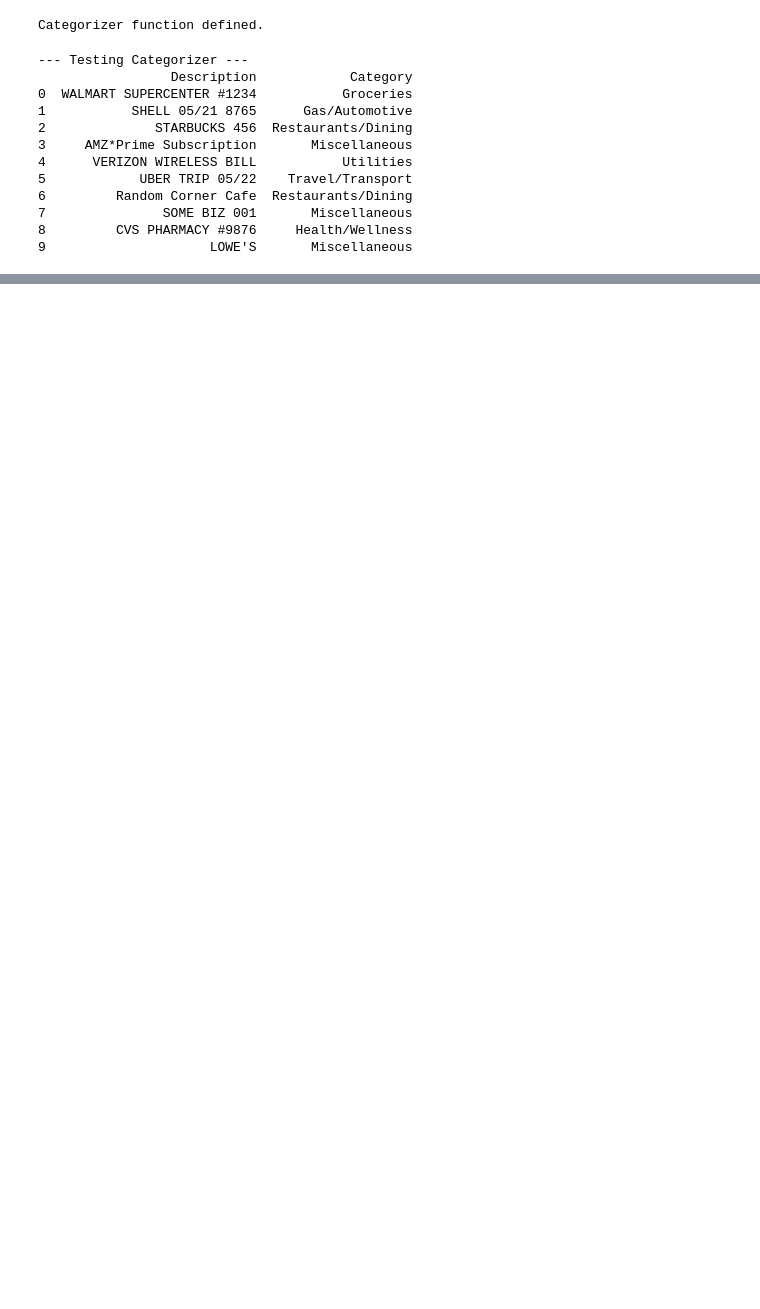
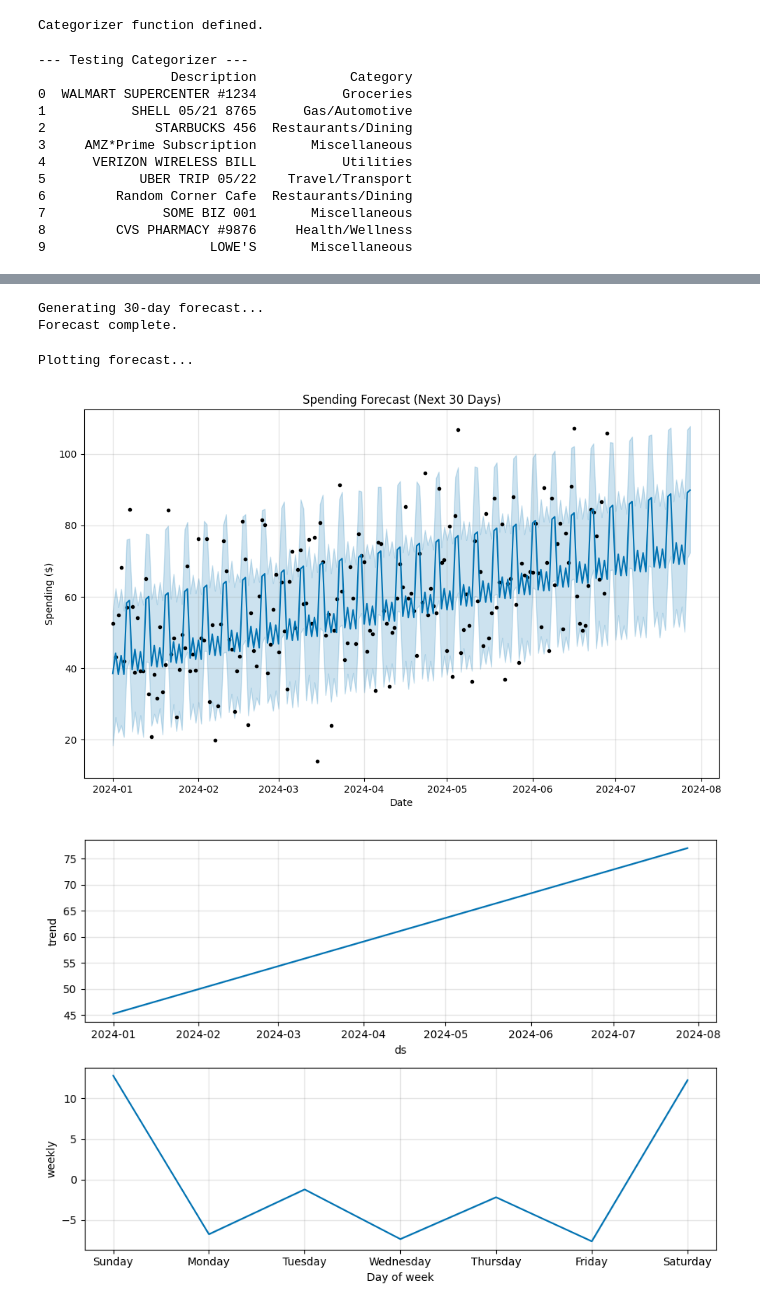
Before and after one commit to BishwaThakuri/ExpenseGuard-AI, a Jupyter notebook: 02-Categorizer-and-Forecaster.ipynb, the cells around one changed output, grey strips where cells are left out. Cells and saved outputs as stored; diff of their text form; code cells hidden in the pictures; blank space fills up the shorter version.

Commit message:
feat: Complete spending forecaster

```diff
--- a/02-Categorizer-and-Forecaster.ipynb
+++ b/02-Categorizer-and-Forecaster.ipynb
@@ -107,0 +141,9 @@ print(test_df)
+# %%
+# --- 2. Prepare Data for Prophet ---
+# Prophet requires two specific column names:
+# 'ds' (datestamp)
+# 'y'  (the value we want to forecast)
+prophet_df = sample_spending_df.rename(columns={'Date': 'ds', 'Amount': 'y'})
+
+print("Data prepared for Prophet:")
+print(prophet_df.head())
@@ -107,0 +158,9 @@ print(test_df)
+# %%
+# --- 3. Train the Model ---
+print("Training forecasting model...")
+# Initialize the model. We'll tell it we know there's a weekly pattern.
+model = Prophet(weekly_seasonality=True)
+
+# Fit the model to our data
+model.fit(prophet_df)
+print("Model training complete.")
@@ -107,0 +172,29 @@ print(test_df)
+# %%
+# --- 4. Create Future Predictions ---
+print("Generating 30-day forecast...")
+# Create a DataFrame for the next 30 days to predict on
+future = model.make_future_dataframe(periods=30)
+
+# Make the predictions
+forecast = model.predict(future)
+print("Forecast complete.")
+# %% [output]
+Generating 30-day forecast...
+Forecast complete.
+# %%
+# --- 5. Plot the Results ---
+print("Plotting forecast...")
+# Prophet has a built-in plotting function
+fig = model.plot(forecast)
+plt.title('Spending Forecast (Next 30 Days)')
+plt.xlabel('Date')
+plt.ylabel('Spending ($)')
+plt.show()
+
+# You can also view the components (trend and weekly pattern)
+fig2 = model.plot_components(forecast)
+plt.show()
+# %% [output]
+Plotting forecast...
+[figure, added]
+[figure, added]
```
Also changed, not shown: parts of 4 cells of this notebook.
